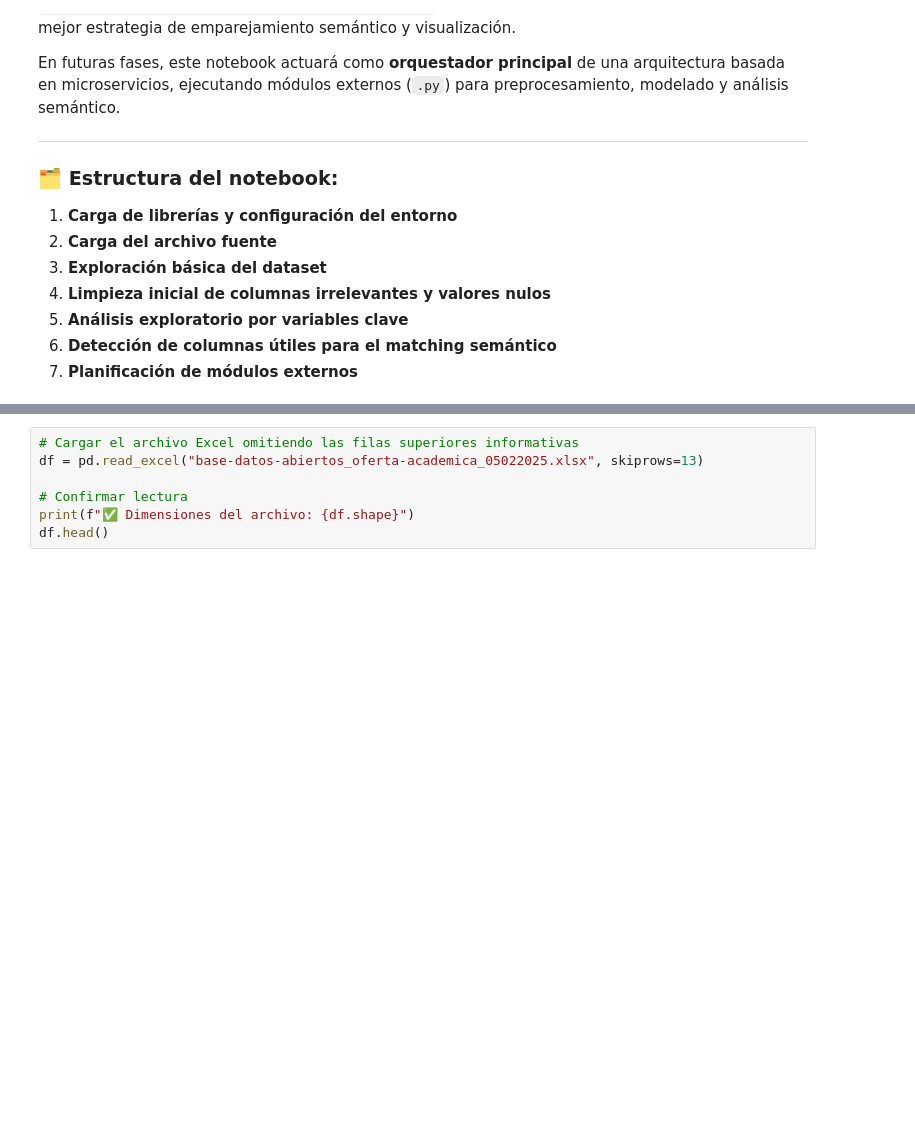
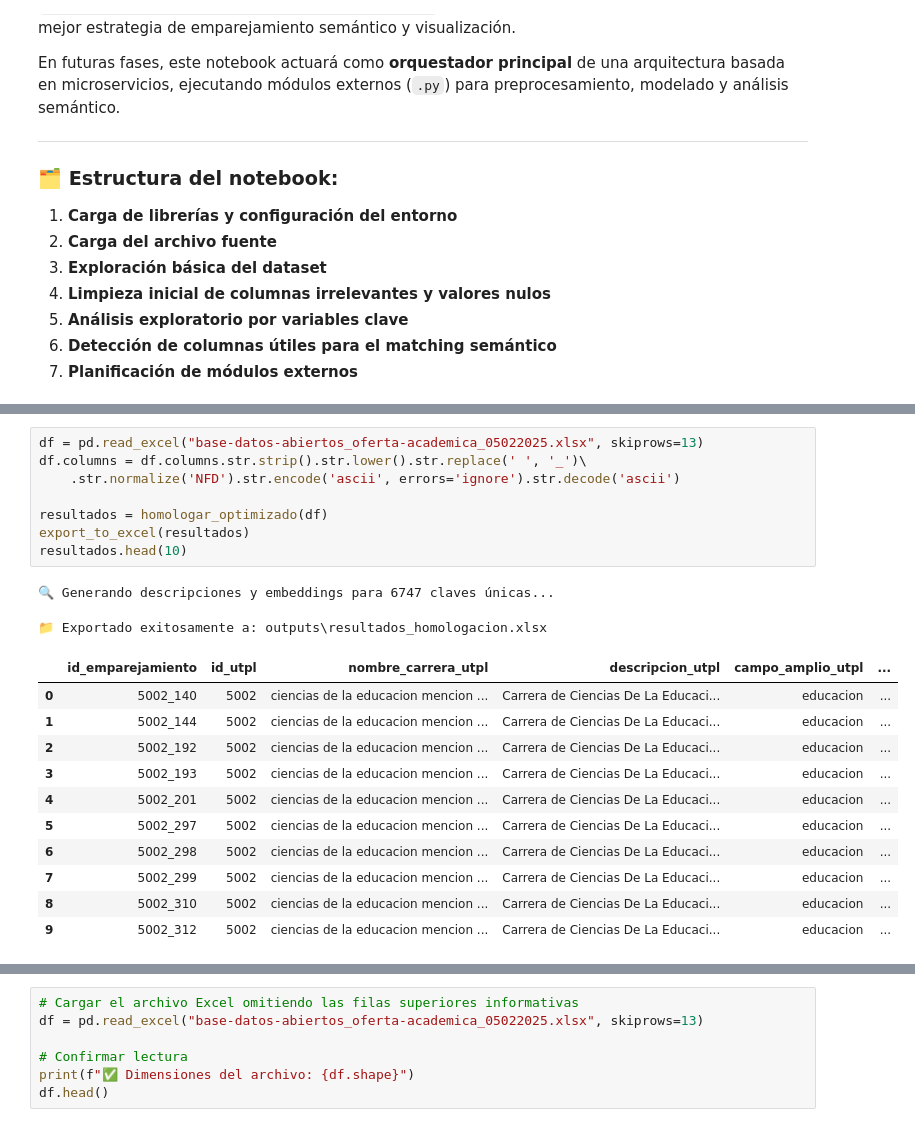
Before and after one commit to sebastianmend/Practicum-Data-IA, a Jupyter notebook: PD&IA.ipynb, the cells around one changed output, grey strips where cells are left out. Cells and saved outputs as stored; diff of their text form; blank space fills up the shorter version.

```diff
--- a/PD&IA.ipynb
+++ b/PD&IA.ipynb
@@ -20,0 +43,22 @@ En futuras fases, este notebook actuará como **orquestador principal** de una a
+# %%
+df = pd.read_excel("base-datos-abiertos_oferta-academica_05022025.xlsx", skiprows=13)
+df.columns = df.columns.str.strip().str.lower().str.replace(' ', '_')\
+    .str.normalize('NFD').str.encode('ascii', errors='ignore').str.decode('ascii')
+
+resultados = homologar_optimizado(df)
+export_to_excel(resultados)
+resultados.head(10)
+# %% [output]
+🔍 Generando descripciones y embeddings para 6747 claves únicas...
+📁 Exportado exitosamente a: outputs\resultados_homologacion.xlsx
+|  | id_emparejamiento | id_utpl | nombre_carrera_utpl | descripcion_utpl | campo_amplio_utpl | ... |
+| 0 | 5002_140 | 5002 | ciencias de la educacion mencion ... | Carrera de Ciencias De La Educaci... | educacion | ... |
+| 1 | 5002_144 | 5002 | ciencias de la educacion mencion ... | Carrera de Ciencias De La Educaci... | educacion | ... |
+| 2 | 5002_192 | 5002 | ciencias de la educacion mencion ... | Carrera de Ciencias De La Educaci... | educacion | ... |
+| 3 | 5002_193 | 5002 | ciencias de la educacion mencion ... | Carrera de Ciencias De La Educaci... | educacion | ... |
+| 4 | 5002_201 | 5002 | ciencias de la educacion mencion ... | Carrera de Ciencias De La Educaci... | educacion | ... |
+| 5 | 5002_297 | 5002 | ciencias de la educacion mencion ... | Carrera de Ciencias De La Educaci... | educacion | ... |
+| 6 | 5002_298 | 5002 | ciencias de la educacion mencion ... | Carrera de Ciencias De La Educaci... | educacion | ... |
+| 7 | 5002_299 | 5002 | ciencias de la educacion mencion ... | Carrera de Ciencias De La Educaci... | educacion | ... |
+| 8 | 5002_310 | 5002 | ciencias de la educacion mencion ... | Carrera de Ciencias De La Educaci... | educacion | ... |
+| 9 | 5002_312 | 5002 | ciencias de la educacion mencion ... | Carrera de Ciencias De La Educaci... | educacion | ... |
```
Also changed, not shown: parts of 17 cells of this notebook, 18 other files.
